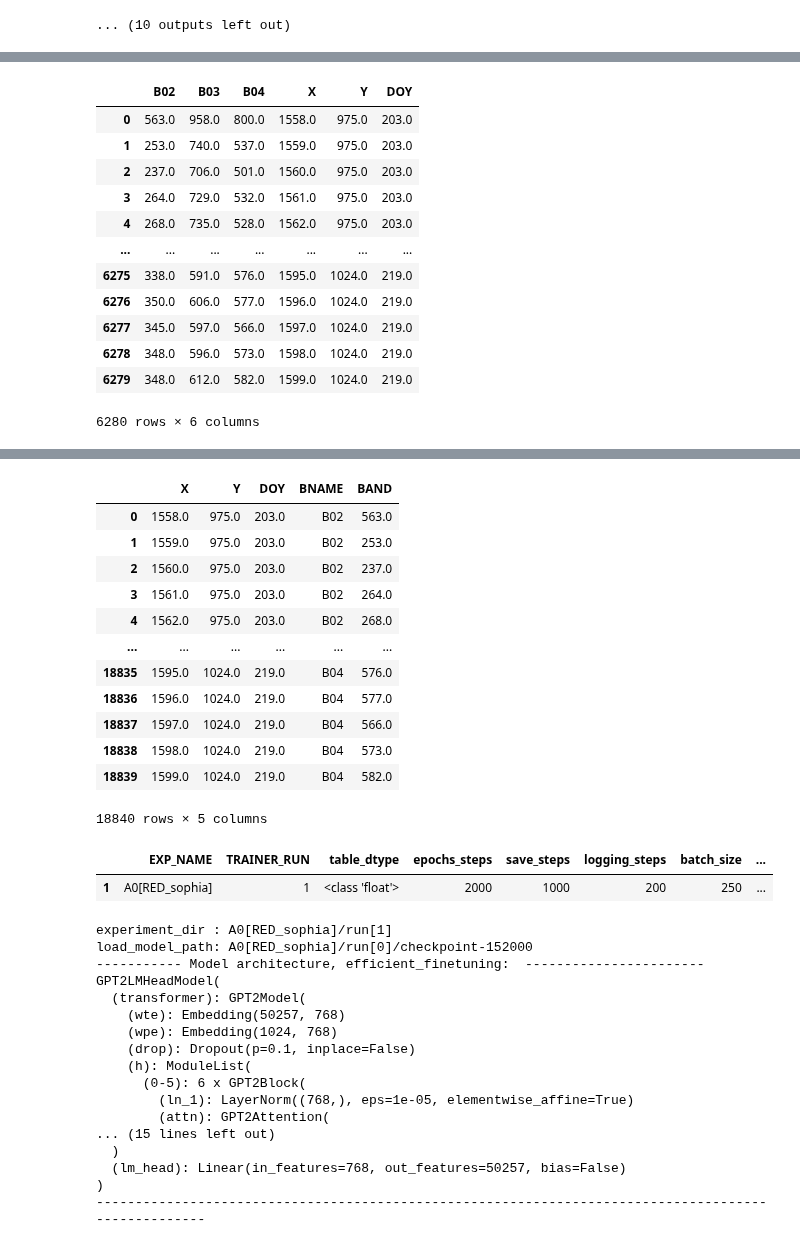
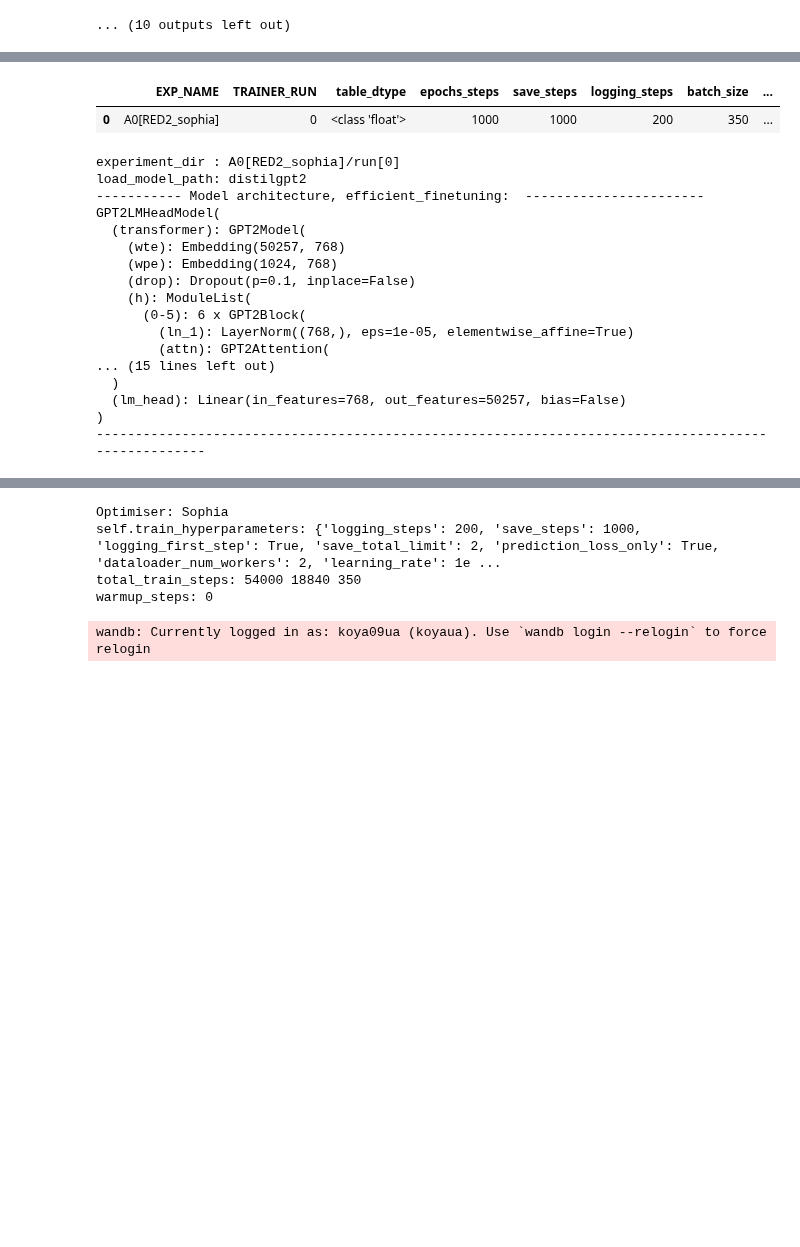
Before and after one commit to koyacolab/aispace, a Jupyter notebook: ai.ipynb, the cells around one changed output, grey strips where cells are left out. Drawn from its saved outputs; the diff is of its cells as text; code cells hidden in the pictures; blank space fills up the shorter version.

Commit message:
code data 4 trainable

```diff
--- a/ai.ipynb
+++ b/ai.ipynb
@@ -285,7 +318,7 @@ EXP_NAME = 'exp-T4'
 optimizer_fit = 'sophia'
 ##########################################################
 
-EXP_NAME = f'A0[RED_{optimizer_fit}]'
+EXP_NAME = f'A0[RED2_{optimizer_fit}]'
 
 #### 1 ###########
 # learning_rate = 5e-5
@@ -304,22 +337,23 @@ EXP_NAME = f'A0[RED_{optimizer_fit}]'
 # optimizer = SophiaG(model.parameters(), lr=2e-4, betas=(0.965, 0.99), rho = 0.01, weight_decay=1e-1)
 
 #### FOR V-100 GPU USABILITY################################
-epochs_steps = 2000   # 250 #50
+epochs_steps = 1000   # 250 #50
 save_steps = 1000   #250 #50 #9380  #2000   # FOR FIT THIS VALUE START TRAIN DATASET, EQUALS FOR STEPS IN FIRST START
 logging_steps = 200 # 250 #25 #9380  #1000
 #### batch_size = 250 for T4
 batch_size = 200 #RGBN
-batch_size = 250 #NDVI
+batch_size = 250 # 5 columns trainable
+batch_size = 350 # 4 columns trainable
 #######################################
 step_checkpoint_list = [7000, 105000, 82000, 32000, 22000, 112000, 112000, 112000]
 step_checkpoint_list = [112000, 32000, 21000]
 step_checkpoint_list = [152000]
 
-lr_fit=1e-4
+lr_fit=1e-7
 learning_rate = lr_fit
 
 experiment_dir = ""
-TRAINER_RUN = 1
+TRAINER_RUN = 0
 RESUME_FROM_CHECKPOINT = False
 
 
@@ -390,43 +424,49 @@ model = GReaT(llm=load_model_path,
               experiment_dir=f'{experiment_dir}',
               dataloader_num_workers=2,
               efficient_finetuning = efficient_finetuning,
               learning_rate=learning_rate,
               # lr_scheduler_type=lr_scheduler_type,
               warmup_steps = 0,
               # warmup_ratio=0.05,
               seed=current_time,
               data_seed=current_time+int(time.time()),
               # optim=optimizer,
               fp16 = True,
               # torch_compile=True,   #### uncomment for Ampere
               # bf16=True,            #### uncomment for Ampere
               )
 
 print(f'----------- Model architecture, efficient_finetuning: {efficient_finetuning} -----------------------')
 print(model.model)
 print(f'----------------------------------------------------------------------------------------------------')
 # fn
 
 if RESUME_FROM_CHECKPOINT == True:
     model.fit(data=data, optimizer=optimizer_fit, lr_fit=lr_fit, resume_from_checkpoint=True)
 else:
     model.fit(data=data, optimizer=optimizer_fit, lr_fit=lr_fit)
 # model.fit(data=train_data, test_data=test_data)
 
 model.save(f'{experiment_dir}/model')
 
 TRAINER_DICT.to_csv(f'{experiment_dir}.csv')
 # %% [output]
-|  | B02 | B03 | B04 | X | Y | DOY |
-| 0 | 563.0 | 958.0 | 800.0 | 1558.0 | 975.0 | 203.0 |
-| 1 | 253.0 | 740.0 | 537.0 | 1559.0 | 975.0 | 203.0 |
-| 2 | 237.0 | 706.0 | 501.0 | 1560.0 | 975.0 | 203.0 |
-| 3 | 264.0 | 729.0 | 532.0 | 1561.0 | 975.0 | 203.0 |
-| 4 | 268.0 | 735.0 | 528.0 | 1562.0 | 975.0 | 203.0 |
-| ... | ... | ... | ... | ... | ... | ... |
-| 6275 | 338.0 | 591.0 | 576.0 | 1595.0 | 1024.0 | 219.0 |
-| 6276 | 350.0 | 606.0 | 577.0 | 1596.0 | 1024.0 | 219.0 |
-| 6277 | 345.0 | 597.0 | 566.0 | 1597.0 | 1024.0 | 219.0 |
-| 6278 | 348.0 | 596.0 | 573.0 | 1598.0 | 1024.0 | 219.0 |
-| 6279 | 348.0 | 612.0 | 582.0 | 1599.0 | 1024.0 | 219.0 |
+|  | EXP_NAME | TRAINER_RUN | table_dtype | epochs_steps | save_steps | logging_steps | batch_size | ... |
+| 0 | A0[RED2_sophia] | 0 | <class 'float'> | 1000 | 1000 | 200 | 350 | ... |
-6280 rows × 6 columns
+experiment_dir : A0[RED2_sophia]/run[0]
+load_model_path: distilgpt2
+----------- Model architecture, efficient_finetuning:  -----------------------
+GPT2LMHeadModel(
+  (transformer): GPT2Model(
+    (wte): Embedding(50257, 768)
+    (wpe): Embedding(1024, 768)
+    (drop): Dropout(p=0.1, inplace=False)
+    (h): ModuleList(
+      (0-5): 6 x GPT2Block(
+        (ln_1): LayerNorm((768,), eps=1e-05, elementwise_affine=True)
+        (attn): GPT2Attention(
+... (15 lines left out)
+  )
+  (lm_head): Linear(in_features=768, out_features=50257, bias=False)
+)
+----------------------------------------------------------------------------------------------------
@@ -434,32 +474,5 @@ TRAINER_DICT.to_csv(f'{experiment_dir}.csv')
-|  | X | Y | DOY | BNAME | BAND |
-| 0 | 1558.0 | 975.0 | 203.0 | B02 | 563.0 |
-| 1 | 1559.0 | 975.0 | 203.0 | B02 | 253.0 |
-| 2 | 1560.0 | 975.0 | 203.0 | B02 | 237.0 |
-| 3 | 1561.0 | 975.0 | 203.0 | B02 | 264.0 |
-| 4 | 1562.0 | 975.0 | 203.0 | B02 | 268.0 |
-| ... | ... | ... | ... | ... | ... |
-| 18835 | 1595.0 | 1024.0 | 219.0 | B04 | 576.0 |
-| 18836 | 1596.0 | 1024.0 | 219.0 | B04 | 577.0 |
-| 18837 | 1597.0 | 1024.0 | 219.0 | B04 | 566.0 |
-| 18838 | 1598.0 | 1024.0 | 219.0 | B04 | 573.0 |
-| 18839 | 1599.0 | 1024.0 | 219.0 | B04 | 582.0 |
-18840 rows × 5 columns
+Optimiser: Sophia
+self.train_hyperparameters: {'logging_steps': 200, 'save_steps': 1000, 'logging_first_step': True, 'save_total_limit': 2, 'prediction_loss_only': True, 'dataloader_num_workers': 2, 'learning_rate': 1e ...
+total_train_steps: 54000 18840 350
+warmup_steps: 0
-|  | EXP_NAME | TRAINER_RUN | table_dtype | epochs_steps | save_steps | logging_steps | batch_size | ... |
-| 1 | A0[RED_sophia] | 1 | <class 'float'> | 2000 | 1000 | 200 | 250 | ... |
-experiment_dir : A0[RED_sophia]/run[1]
-load_model_path: A0[RED_sophia]/run[0]/checkpoint-152000
------------ Model architecture, efficient_finetuning:  -----------------------
-GPT2LMHeadModel(
-  (transformer): GPT2Model(
-    (wte): Embedding(50257, 768)
-    (wpe): Embedding(1024, 768)
-    (drop): Dropout(p=0.1, inplace=False)
-    (h): ModuleList(
-      (0-5): 6 x GPT2Block(
-        (ln_1): LayerNorm((768,), eps=1e-05, elementwise_affine=True)
-        (attn): GPT2Attention(
-... (15 lines left out)
-  )
-  (lm_head): Linear(in_features=768, out_features=50257, bias=False)
-)
-----------------------------------------------------------------------------------------------------
+wandb: Currently logged in as: koya09ua (koyaua). Use `wandb login --relogin` to force relogin
```
Also changed, not shown: parts of 2 cells of this notebook.
